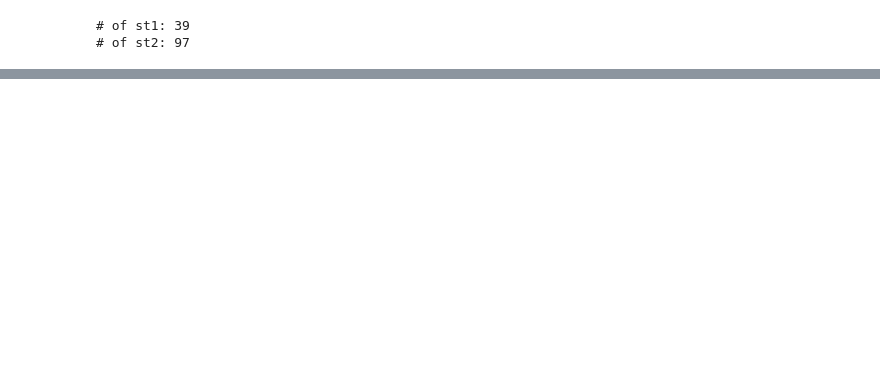
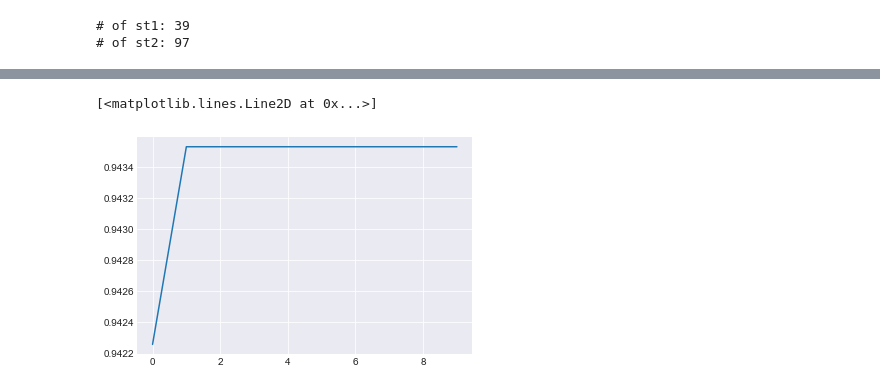
Before and after one commit to VivianAngela/West-Nile-Virus-Prediction-1, a Jupyter notebook: analysis.ipynb, the cells around one changed output, grey strips where cells are left out. Cells and saved outputs as stored; diff of their text form; code cells hidden in the pictures; blank space fills up the shorter version.

```diff
--- a/analysis.ipynb
+++ b/analysis.ipynb
@@ -122 +240,30 @@ train = train.merge(wx_sm, how = 'left', on = ['Date','Station'])
+# %%
+# split training and test data (70-30)
+# random state=42 for reproducability
+# stratify on WNV to balance classes
+X_train, X_test, y_train, y_test = train_test_split(X, y, test_size=0.3,
+                                                    random_state=42, stratify=train['WnvPresent'])
+# %%
+# standardizing data to normalize with a mean of 0 and a stdDev of 1
+ss = StandardScaler()
+X_train = ss.fit_transform(X_train)
+X_test = ss.transform(X_test)
+# %%
+# create neural network
+model = Sequential()
+
+input_units = X_train.shape[1]
+hidden_units = round(input_units)
+
+model.add(Dense(hidden_units,
+                input_dim = input_units,
+                activation = 'relu'))
+
+model.add(Dense(1, activation = 'sigmoid'))
+
+model.add(Dense(1, activation = 'relu'))
+
+model.compile(loss = 'binary_crossentropy',
+              optimizer = 'adam',
+              metrics = ['binary_accuracy'])
 # %%
@@ -143,0 +279,6 @@ memory usage: 1.2+ MB
+# %%
+history = model.fit(X_train, y_train,
+                   validation_data = (X_test, y_test),
+                   epochs=10,
+                   batch_size=None,
+                   verbose=1)
@@ -143,0 +303,5 @@ memory usage: 1.2+ MB
+# %%
+plt.plot(history.history['val_binary_accuracy'])
+# %% [output]
+[<matplotlib.lines.Line2D at 0x...>]
+[figure, added]
```
Also changed, not shown: parts of 43 cells of this notebook, 1 other file.
